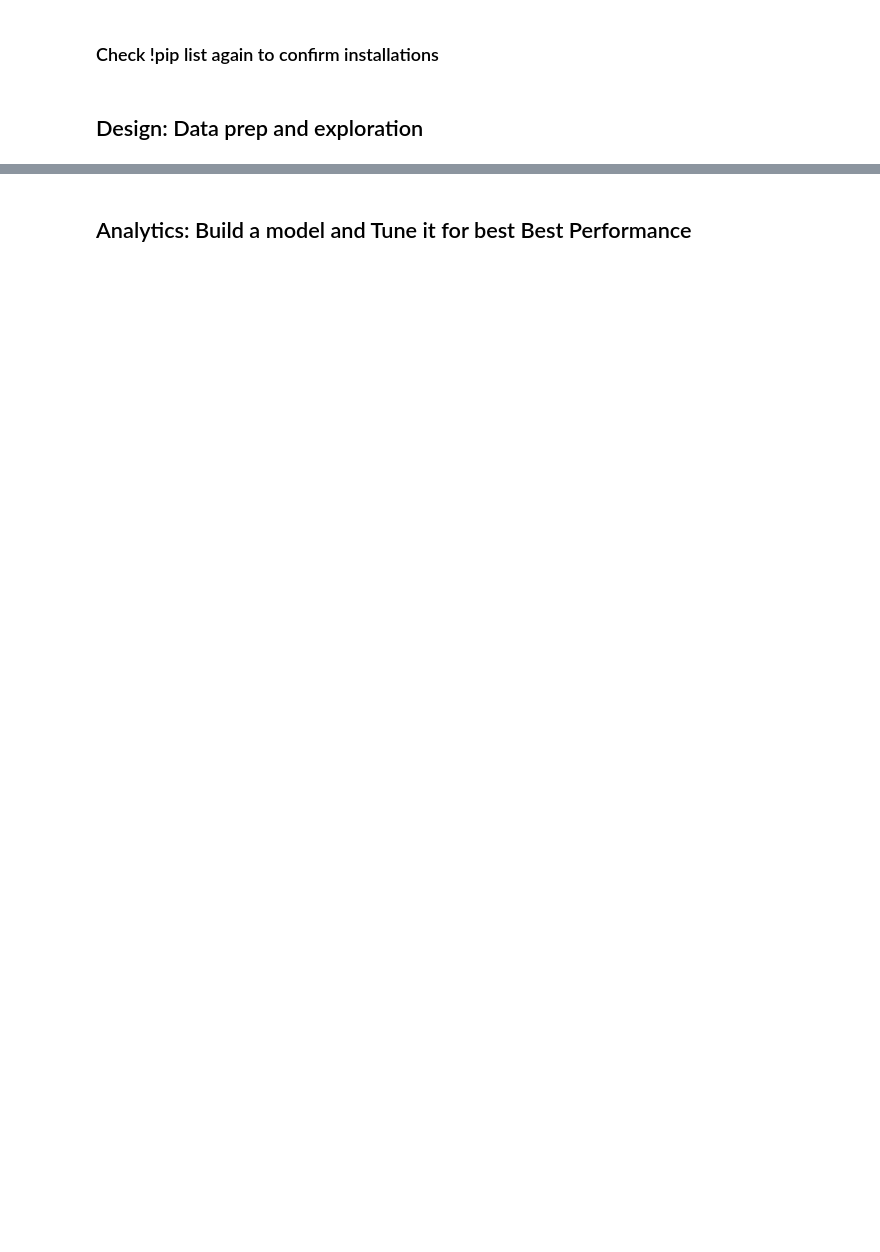
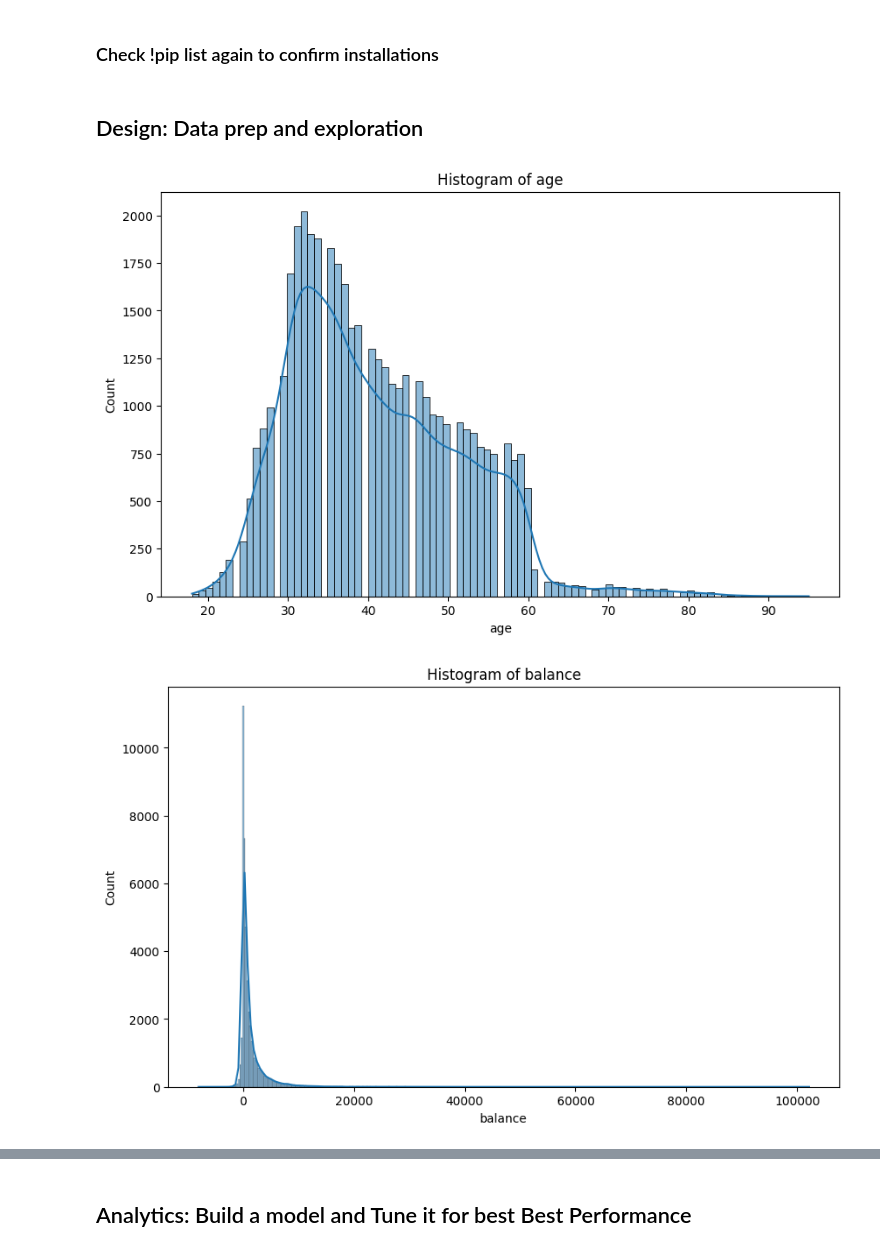
Before and after one commit to whitneybaron/ds1001_final, a Jupyter notebook: ds1001_final/notebooks/Final_Project_Notebook.ipynb, the cells around one changed output, grey strips where cells are left out. Saved outputs shown, nothing was run; the diff lists cells and outputs as text; code cells hidden in the pictures; blank space fills up the shorter version.

```diff
--- a/ds1001_final/notebooks/Final_Project_Notebook.ipynb
+++ b/ds1001_final/notebooks/Final_Project_Notebook.ipynb
@@ -82,16 +93,19 @@ from fairlearn.metrics import count, true_positive_rate, false_positive_rate, se
 # %% [markdown]
 ## Design: Data prep and exploration
 # %%
-"name your dataset" = pd.read_csv('your_dataset.csv') # the data is the data folder,
+whitneydata = pd.read_csv('/workspaces/ds1001_final/ds1001_final/data/processed/bank_final.csv') # the data is the data folder,
 #you'll need to use the correct path to the dataset.
 
 # How many rows are in the dataframe? How many columns?
 # %%
 # Explore the variables a bit more, create histograms for the numerics values and bar charts for the categorical.
 # Histograms for numeric variables
-numeric_columns = "xx".select_dtypes(include=['number']).columns
+numeric_columns = whitneydata.select_dtypes(include=['number']).columns
 for col in numeric_columns:
     plt.figure(figsize=(10, 6))
-    sns.histplot("xx"[col], kde=True)
+    sns.histplot(whitneydata[col], kde=True)
     plt.title(f'Histogram of {col}')
     plt.show()
+# %% [output]
+[figure, added]
+[figure, added]
```
Also changed, not shown: parts of 24 cells of this notebook, 1 other file.
